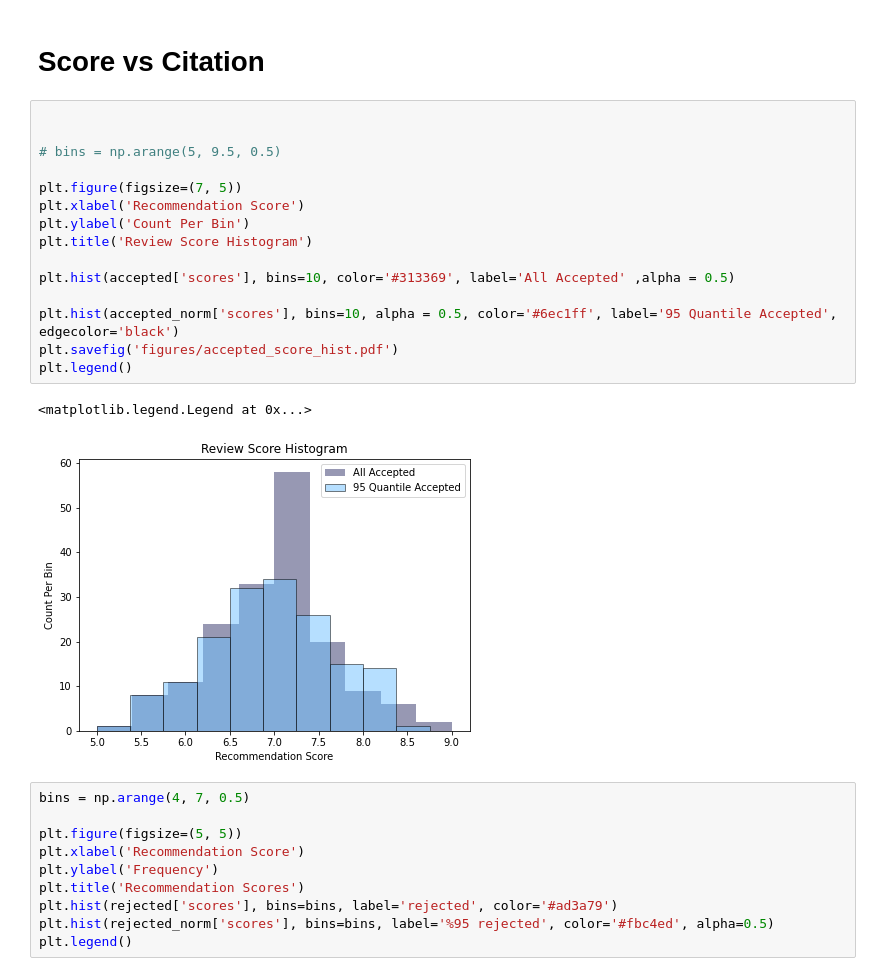
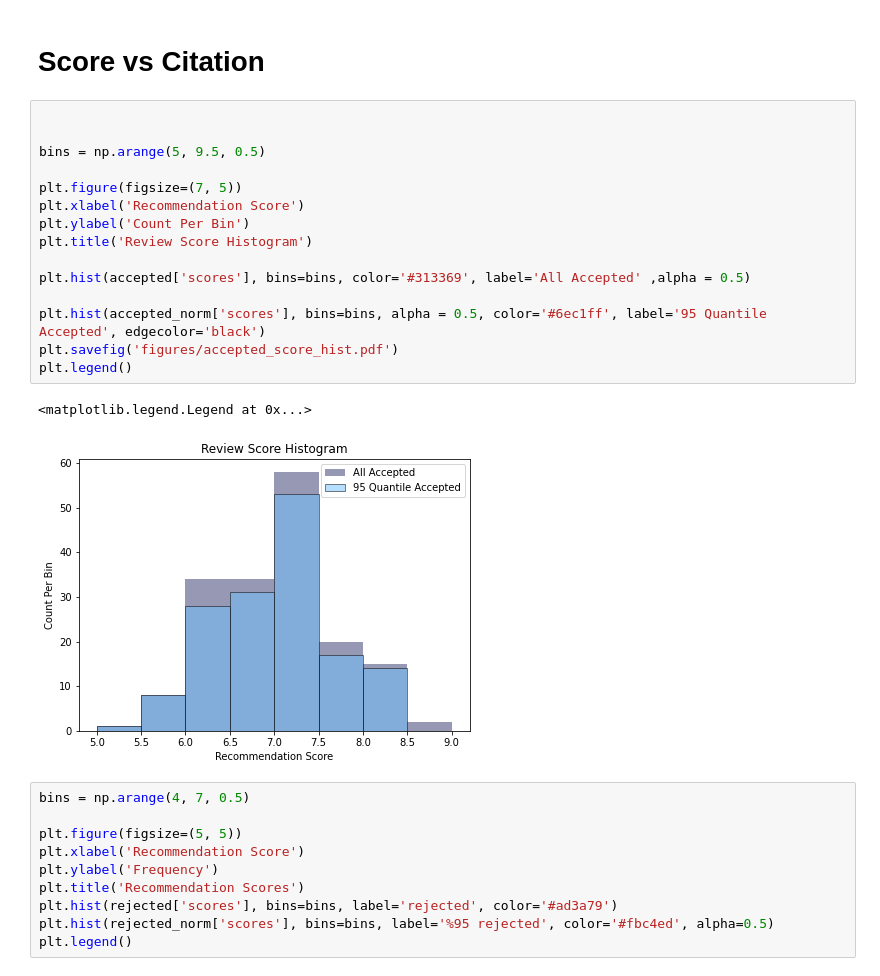
Before and after one commit to TrubadurOsman/PeerTrust, a Jupyter notebook: EDA.ipynb, the cells around one changed output. Cells and saved outputs as stored; diff of their text form.

```diff
--- a/EDA.ipynb
+++ b/EDA.ipynb
@@ -169,21 +162,21 @@ py.iplot(fig)
 # %%
 
 
-# bins = np.arange(5, 9.5, 0.5)
+bins = np.arange(5, 9.5, 0.5)
 
 plt.figure(figsize=(7, 5))
 plt.xlabel('Recommendation Score')
 plt.ylabel('Count Per Bin')
 plt.title('Review Score Histogram')
 
-plt.hist(accepted['scores'], bins=10, color='#313369', label='All Accepted' ,alpha = 0.5)
+plt.hist(accepted['scores'], bins=bins, color='#313369', label='All Accepted' ,alpha = 0.5)
 
-plt.hist(accepted_norm['scores'], bins=10, alpha = 0.5, color='#6ec1ff', label='95 Quantile Accepted', edgecolor='black')
+plt.hist(accepted_norm['scores'], bins=bins, alpha = 0.5, color='#6ec1ff', label='95 Quantile Accepted', edgecolor='black')
 plt.savefig('figures/accepted_score_hist.pdf')
 plt.legend()
 # %% [output]
 <matplotlib.legend.Legend at 0x...>
-[figure, old version]
+[figure, new version]
 # %%
 bins = np.arange(4, 7, 0.5)
 
```
Also changed, not shown: parts of 16 cells of this notebook, 3 other files.
